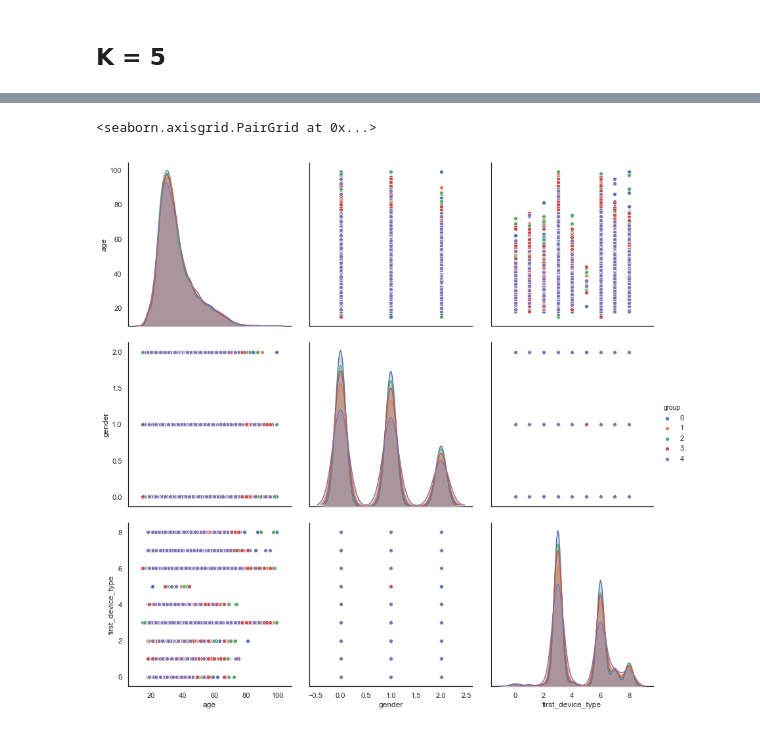
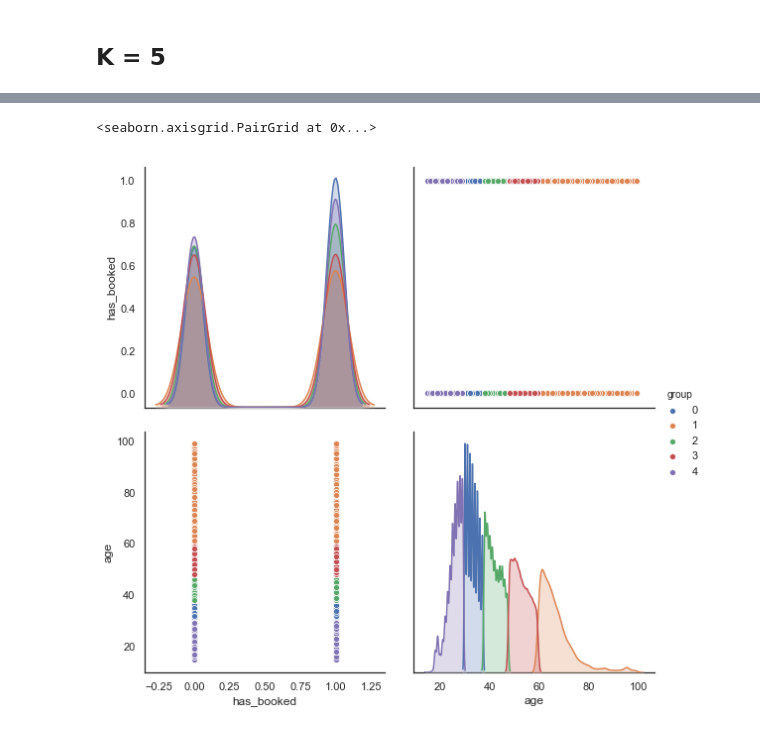
Before and after one commit to Mzibecchi/diplodatos2019, a Jupyter notebook: mentoria_airbnb/notebooks/airbnb_kmeans_2.ipynb, the cells around one changed output, grey strips where cells are left out. Cells and saved outputs as stored; diff of their text form; code cells hidden in the pictures.

```diff
--- a/mentoria_airbnb/notebooks/airbnb_kmeans_2.ipynb
+++ b/mentoria_airbnb/notebooks/airbnb_kmeans_2.ipynb
@@ -144,7 +144,7 @@ def assign_region( country ):
 users_df['region_destination'] = users_df['country_destination'].apply(lambda x: assign_region(x))
 
 # parece que agregar lenguage o total_sessions hace que un grupo sea mucho mas grande...
-users_to_cluster_df = users_df[ ['has_booked','age','gender','first_device_type']]
+users_to_cluster_df = users_df[ ['has_booked','age']]
 
 print( "Number of records: ", len(users_to_cluster_df))
 users_to_cluster_df.head()
@@ -293,10 +313,10 @@ clustered = []
 
 predictions = kmeans_generate_predictions( 5 )
 # %%
-clustered = add_cluster_to_dataset(users_who_booked, predictions)
+clustered = add_cluster_to_dataset(users_to_cluster_df, predictions)
 
 plt.figure(figsize=(4,4))
 sns.countplot(data=pd.DataFrame({'group':predictions}), x='group')
 
-cluster_show_by_age_gender( clustered )
+cluster_show_by( clustered, 'has_booked', 'age')
 # %% [output]
@@ -308,10 +328,10 @@ cluster_show_by_age_gender( clustered )
 #            data=clustered,
 #            height=4, aspect=.7)
 # %%
-sns.pairplot(clustered.dropna(), hue='group',size=4,vars=["age","gender","first_device_type"],kind='scatter')
+sns.pairplot(clustered.dropna(), hue='group',size=4,vars=["has_booked","age"],kind='scatter')
 # %% [output]
 <seaborn.axisgrid.PairGrid at 0x...>
-[figure, old version]
+[figure, new version]
 # %%
 nc = range(1, 10)
 kmeans = [KMeans(n_clusters=i) for i in nc]
```
Also changed, not shown: parts of 10 cells of this notebook.
